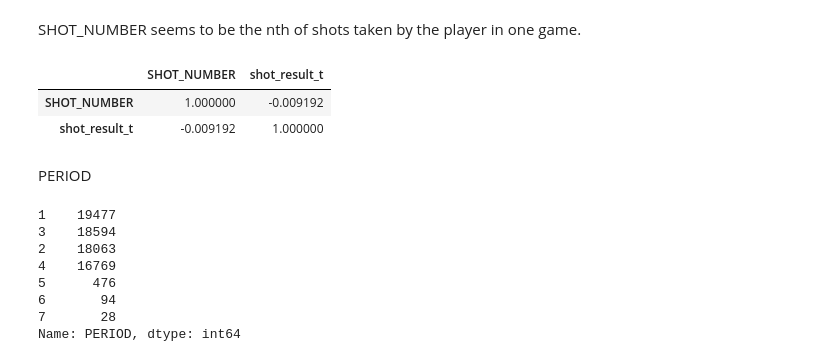
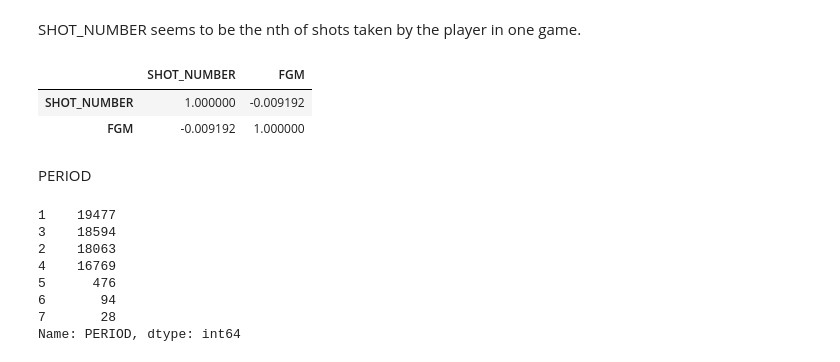
Before and after one commit to allisonchenzhujun/DS-SF-25, a Jupyter notebook: final-project/final-project-gilbert-zhang/code/final-project-EDA.ipynb, the cells around one changed output. Saved outputs shown, nothing was run; the diff lists cells and outputs as text; code cells hidden in the pictures.

```diff
--- a/final-project/final-project-gilbert-zhang/code/final-project-EDA.ipynb
+++ b/final-project/final-project-gilbert-zhang/code/final-project-EDA.ipynb
@@ -108,8 +108,4 @@ train_df['SHOT_RESULT'].value_counts()
 missed    39834
 made      33667
 Name: SHOT_RESULT, dtype: int64
-# %%
-#transforming response variable
-train_df['shot_result_t'] = 0
-train_df.at[train_df['SHOT_RESULT'] == 'made','shot_result_t'] = 1
 # %%
@@ -234,11 +217,11 @@ Name: SHOT_NUMBER, dtype: float64>
 # %% [markdown]
 SHOT_NUMBER seems to be the nth of shots taken by the player in one game.
 # %%
-train_df[['SHOT_NUMBER', 'shot_result_t']].corr()
+train_df[['SHOT_NUMBER', 'FGM']].corr()
 # %% [output]
-|  | SHOT_NUMBER | shot_result_t |
+|  | SHOT_NUMBER | FGM |
 | SHOT_NUMBER | 1.000000 | -0.009192 |
-| shot_result_t | -0.009192 | 1.000000 |
+| FGM | -0.009192 | 1.000000 |
 # %% [markdown]
 PERIOD
 # %%
```
Also changed, not shown: parts of 19 cells of this notebook.
